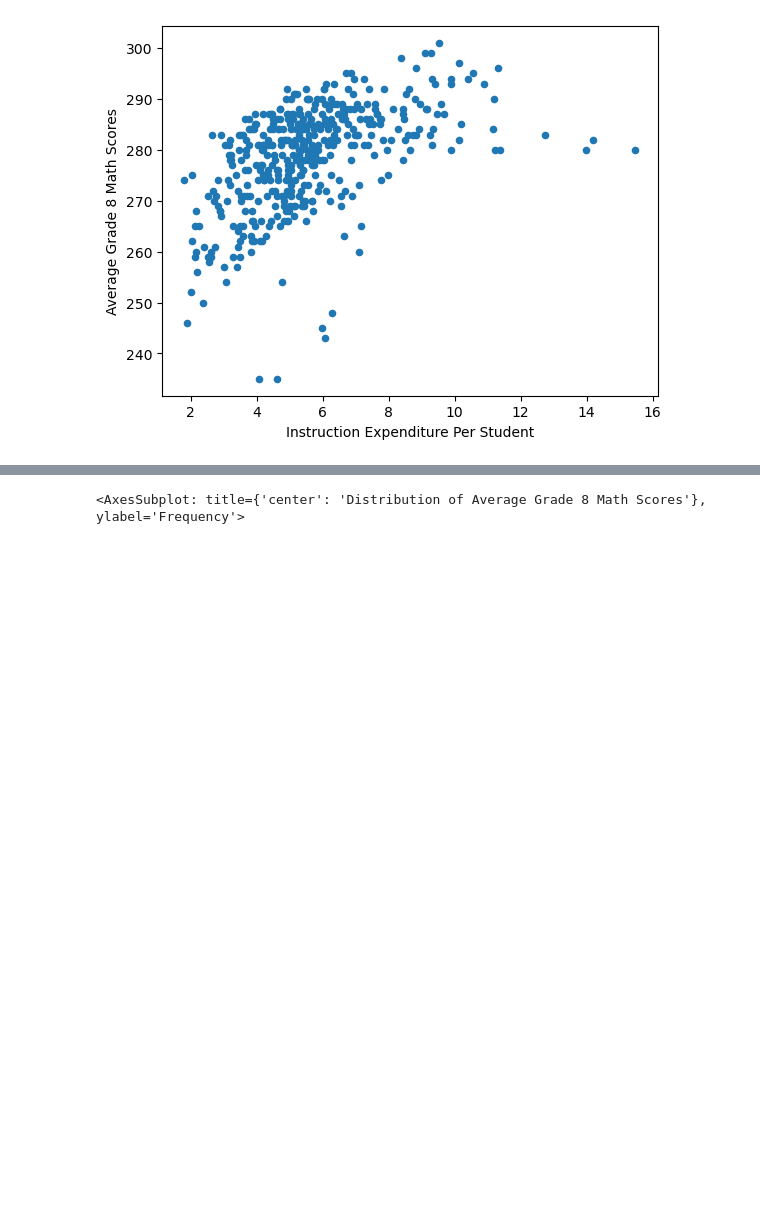
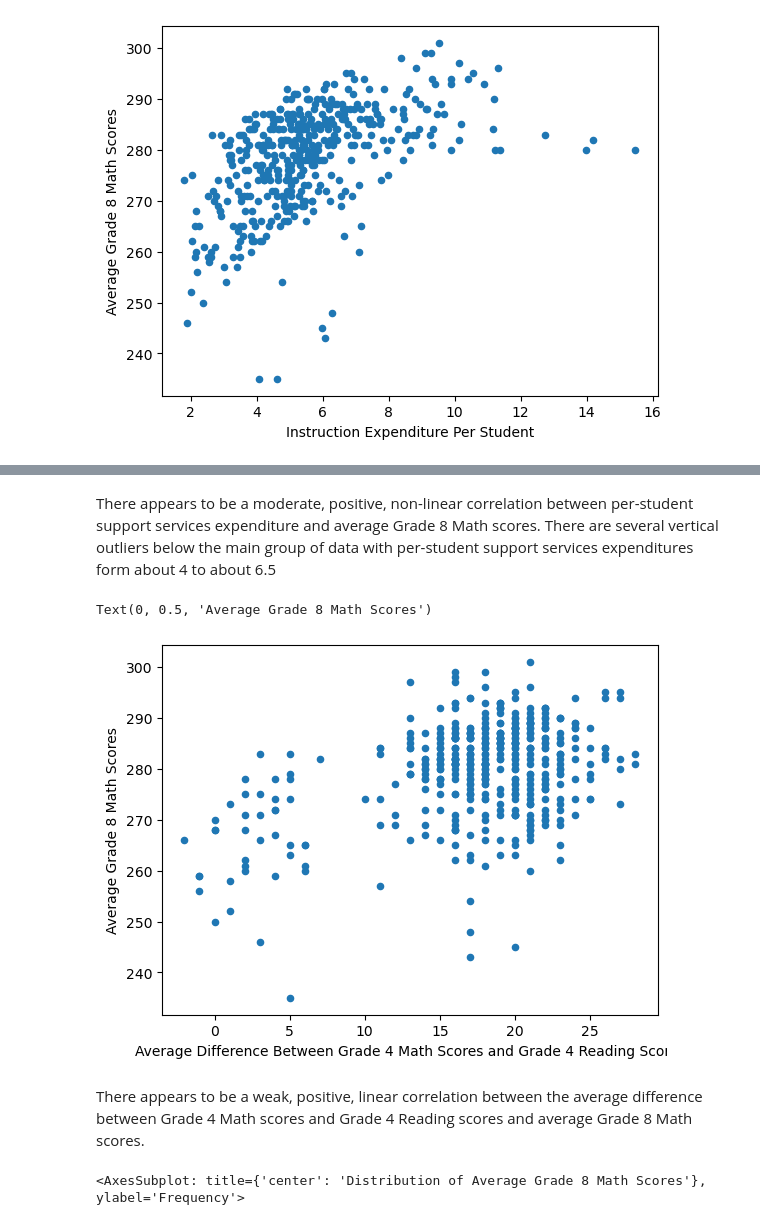
Before and after one commit to zacharyl11/MDST-Onboarding-Zachary-Lin, a Jupyter notebook: tutorial1/checkpoint1.ipynb, the cells around one changed output, grey strips where cells are left out. Saved outputs shown, nothing was run; the diff lists cells and outputs as text; code cells hidden in the pictures; blank space fills up the shorter version.

```diff
--- a/tutorial1/checkpoint1.ipynb
+++ b/tutorial1/checkpoint1.ipynb
@@ -232,3 +241,14 @@ Text(0, 0.5, 'Average Grade 8 Math Scores')
+# %% [markdown]
+There appears to be a moderate, positive, non-linear correlation between per-student support services expenditure and average Grade 8 Math scores. There are several vertical outliers below the main group of data with per-student support services expenditures form about 4 to about 6.5
+# %%
+df.plot.scatter(x='AVG_MATH_4_READING_4_DIFFERENCE', y='AVG_MATH_8_SCORE')
+plt.xlabel('Average Difference Between Grade 4 Math Scores and Grade 4 Reading Scores')
+plt.ylabel('Average Grade 8 Math Scores')
+# %% [output]
+Text(0, 0.5, 'Average Grade 8 Math Scores')
+[figure, added]
+# %% [markdown]
+There appears to be a weak, positive, linear correlation between the average difference between Grade 4 Math scores and Grade 4 Reading scores and average Grade 8 Math scores.
 # %%
 df.AVG_MATH_8_SCORE.plot.hist(title='Distribution of Average Grade 8 Math Scores', edgecolor='black')
 # %% [output]
```
Also changed, not shown: parts of 9 cells of this notebook.
